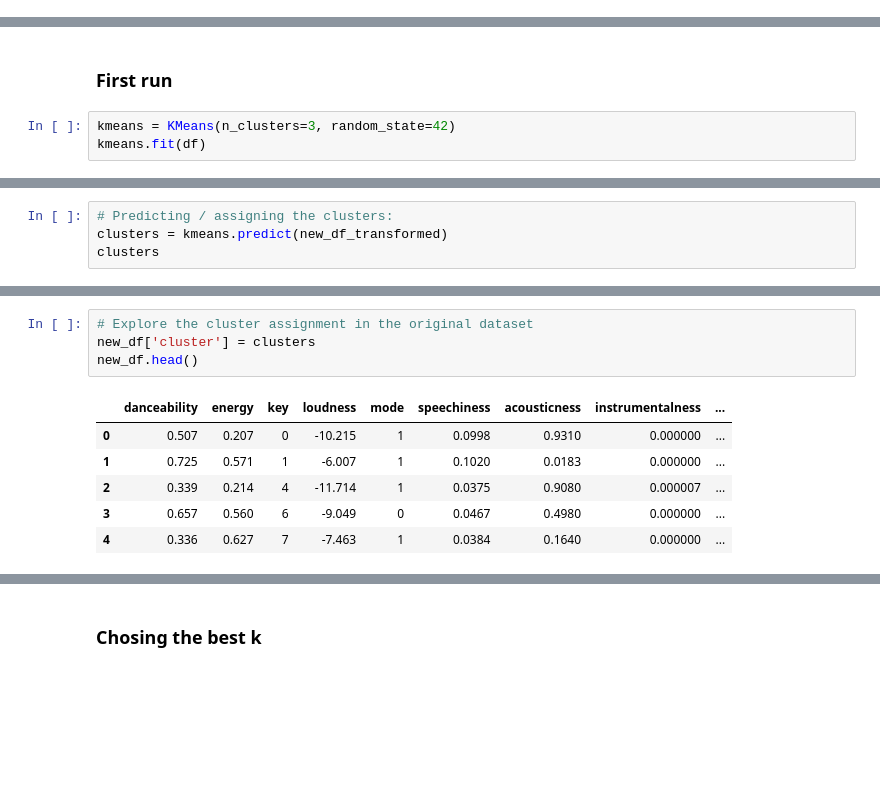
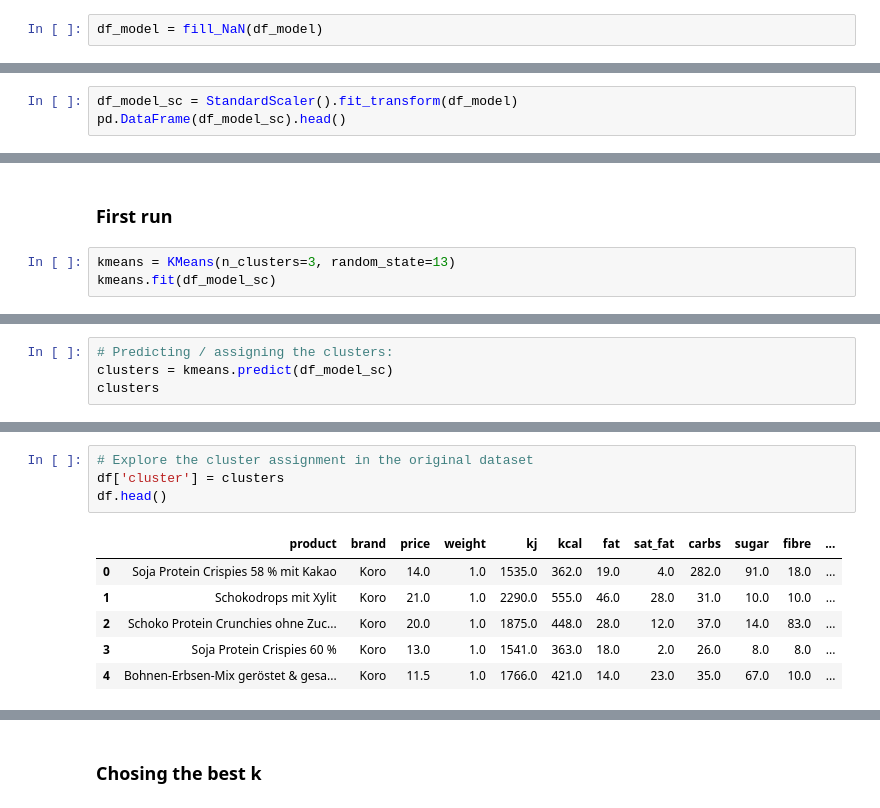
Before and after one commit to katharina-beriault/Final_Project_Vegan-Snack-Recommender_Clustering, a Jupyter notebook: Python/Model_building.ipynb, the cells around one changed output, grey strips where cells are left out. Cells and saved outputs as stored; diff of their text form; blank space fills up the shorter version.

```diff
--- a/Python/Model_building.ipynb
+++ b/Python/Model_building.ipynb
@@ -96,0 +189,2 @@ df_num.head()
+# %%
+df_model = fill_NaN(df_model)
@@ -97,2 +217,5 @@ df_num.head()
 # %% [markdown]
 #### Scaling the data
+# %%
+df_model_sc = StandardScaler().fit_transform(df_model)
+pd.DataFrame(df_model_sc).head()
@@ -101,6 +232,6 @@ df_num.head()
 # %% [markdown]
 ### First run
 # %%
-kmeans = KMeans(n_clusters=3, random_state=42)
-kmeans.fit(df)
+kmeans = KMeans(n_clusters=3, random_state=13)
+kmeans.fit(df_model_sc)
 # %% [output]
@@ -108,5 +239,5 @@ KMeans(n_clusters=3, random_state=42)
 # %%
 # Predicting / assigning the clusters:
-clusters = kmeans.predict(new_df_transformed)
+clusters = kmeans.predict(df_model_sc)
 clusters
 # %% [output]
@@ -127,15 +252,15 @@ pd.Series(clusters).value_counts().sort_index()
 dtype: int64
 # %%
 # Explore the cluster assignment in the original dataset
-new_df['cluster'] = clusters
-new_df.head()
+df['cluster'] = clusters
+df.head()
 # %% [output]
-|  | danceability | energy | key | loudness | mode | speechiness | acousticness | instrumentalness | ... |
-| 0 | 0.507 | 0.207 | 0 | -10.215 | 1 | 0.0998 | 0.9310 | 0.000000 | ... |
-| 1 | 0.725 | 0.571 | 1 | -6.007 | 1 | 0.1020 | 0.0183 | 0.000000 | ... |
-| 2 | 0.339 | 0.214 | 4 | -11.714 | 1 | 0.0375 | 0.9080 | 0.000007 | ... |
-| 3 | 0.657 | 0.560 | 6 | -9.049 | 0 | 0.0467 | 0.4980 | 0.000000 | ... |
-| 4 | 0.336 | 0.627 | 7 | -7.463 | 1 | 0.0384 | 0.1640 | 0.000000 | ... |
+|  | product | brand | price | weight | kj | kcal | fat | sat_fat | carbs | sugar | fibre | ... |
+| 0 | Soja Protein Crispies 58 % mit Kakao | Koro | 14.0 | 1.0 | 1535.0 | 362.0 | 19.0 | 4.0 | 282.0 | 91.0 | 18.0 | ... |
+| 1 | Schokodrops mit Xylit | Koro | 21.0 | 1.0 | 2290.0 | 555.0 | 46.0 | 28.0 | 31.0 | 10.0 | 10.0 | ... |
+| 2 | Schoko Protein Crunchies ohne Zuc... | Koro | 20.0 | 1.0 | 1875.0 | 448.0 | 28.0 | 12.0 | 37.0 | 14.0 | 83.0 | ... |
+| 3 | Soja Protein Crispies 60 % | Koro | 13.0 | 1.0 | 1541.0 | 363.0 | 18.0 | 2.0 | 26.0 | 8.0 | 8.0 | ... |
+| 4 | Bohnen-Erbsen-Mix geröstet & gesa... | Koro | 11.5 | 1.0 | 1766.0 | 421.0 | 14.0 | 23.0 | 35.0 | 67.0 | 10.0 | ... |
 # %%
 # "performance metric"
 kmeans.inertia_
```
Also changed, not shown: parts of 30 cells of this notebook, 9 other files.
